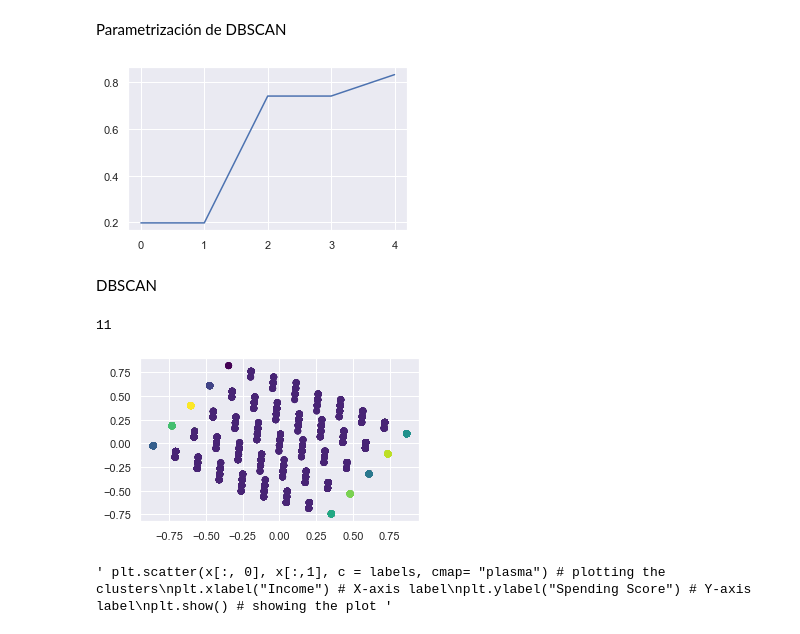
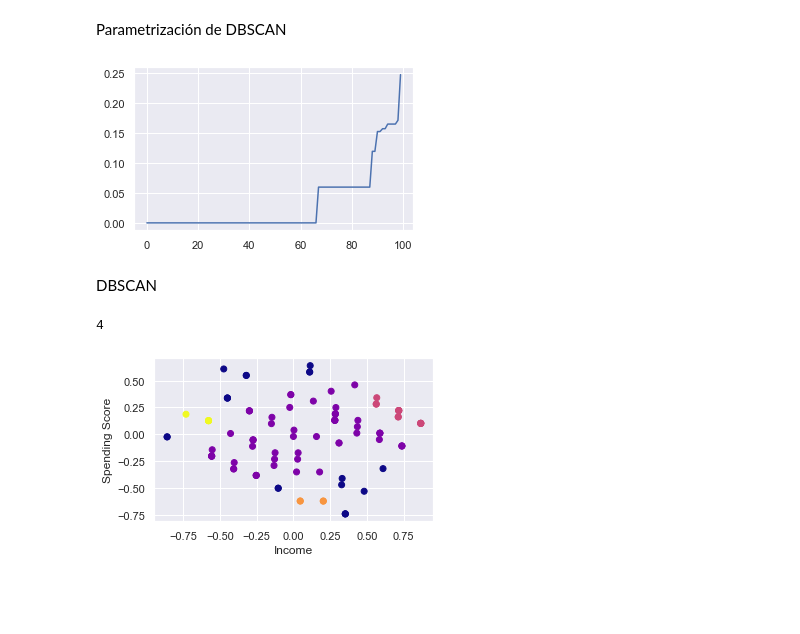
Before and after one commit to AlbertAcevedo/proyecto-final-IS, a Jupyter notebook: modeling/dbscanpca.ipynb, the cells around one changed output. Cells and saved outputs as stored; diff of their text form; code cells hidden in the pictures; blank space fills up the shorter version.

Commit message:
dbscan fixed

```diff
--- a/modeling/dbscanpca.ipynb
+++ b/modeling/dbscanpca.ipynb
@@ -115,7 +115,8 @@ plt.grid()
 rfmdf = pd.DataFrame(transformados)
 rfmdf.columns = ['x', 'y']
 rfmdf.reset_index()
-#rfmdf = rfmdf.head(5)
+#al cambiarse el numero de clientes se analiza mas facilmente
+rfmdf = rfmdf.head(100)
 rfmdf
 # %% [output]
 |  | x | y |
@@ -151,12 +148,12 @@ plt.plot(distances)  # plotting the distances
 #plt.ylim([0, 8])
 plt.show()  # showing the plot
 # %% [output]
-[figure, old version]
+[figure, new version]
 # %% [markdown]
 DBSCAN
 # %%
 # cluster the data into five clusters
-dbscan = DBSCAN(eps=0.16476020, min_samples=4).fit(rfmdf)  # fitting the model
+dbscan = DBSCAN(eps=0.175, min_samples=4).fit(rfmdf)  # fitting the model
 
 labels = dbscan.labels_  # getting the labels
 
@@ -167,15 +164,16 @@ n_clusters_ = len(set(labels)) - (1 if -1 in labels else 0)
 
 print(n_clusters_)
 # %% [output]
-11
+4
 # %%
 #plt.figure(figsize=(10, 10))
-plt.scatter('x', 'y', c=labels, cmap='viridis', s=35, data=rfmdf)
+''' plt.scatter('x', 'y', c=labels, cmap='viridis', s=35, data=rfmdf)
 plt.show()
-''' plt.scatter(x[:, 0], x[:,1], c = labels, cmap= "plasma") # plotting the clusters
+  '''
+# Plot the clusters
+plt.scatter(rfmdf['x'], rfmdf['y'], c = labels, cmap= "plasma") # plotting the clusters
 plt.xlabel("Income") # X-axis label
 plt.ylabel("Spending Score") # Y-axis label
-plt.show() # showing the plot '''
+plt.show() # showing the plot
 # %% [output]
-[figure, old version]
+[figure, new version]
-' plt.scatter(x[:, 0], x[:,1], c = labels, cmap= "plasma") # plotting the clusters\nplt.xlabel("Income") # X-axis label\nplt.ylabel("Spending Score") # Y-axis label\nplt.show() # showing the plot '
```
Also changed, not shown: parts of 3 cells of this notebook.
